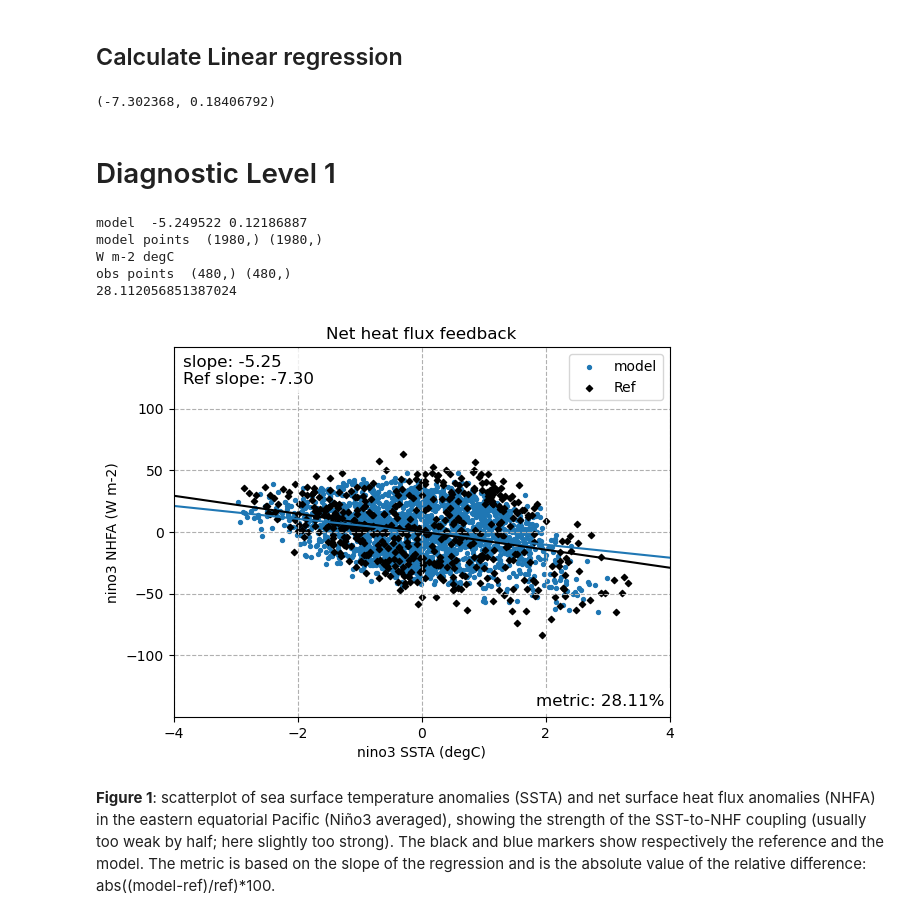
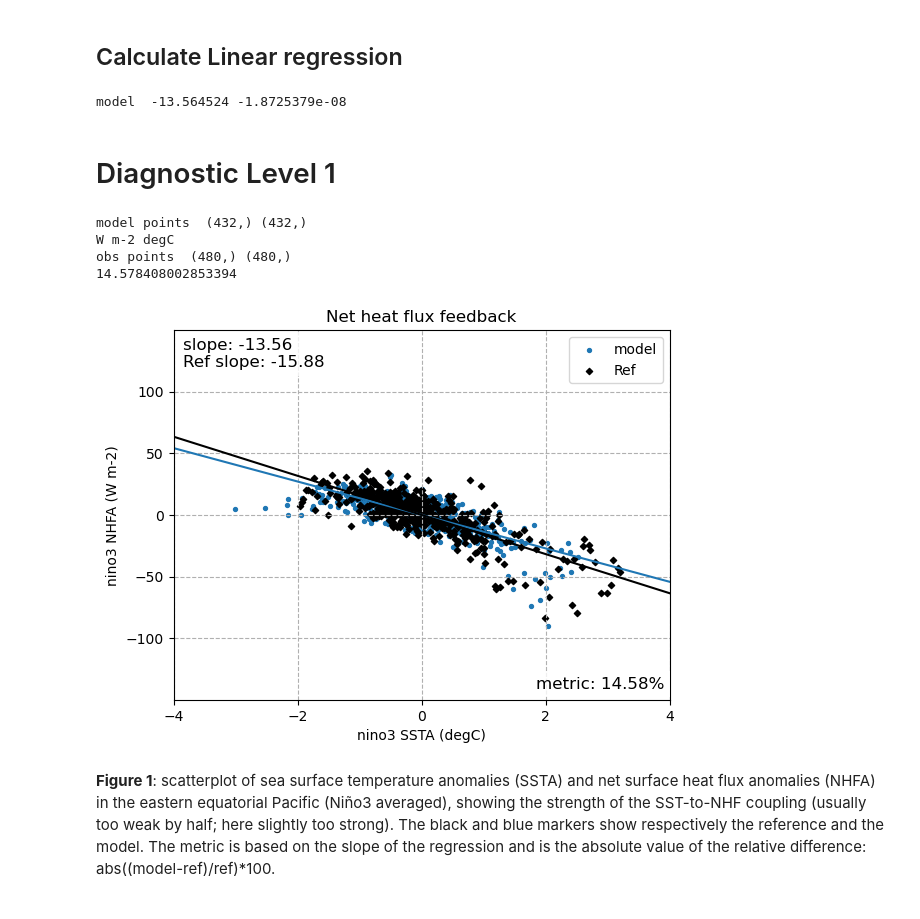
Before and after one commit to ACCESS-NRI/ACCESS-ENSO-recipes, a Jupyter notebook: 23-sst_nhf_feedback.ipynb, the cells around one changed output. Cells and saved outputs as stored; diff of their text form; code cells hidden in the pictures.

```diff
--- a/23-sst_nhf_feedback.ipynb
+++ b/23-sst_nhf_feedback.ipynb
@@ -24,10 +25,8 @@ model_ts_datasets = {
     mip="Omon",
     exp="historical",
     ensemble="r1i1p1f1",
-    # timerange="19790101/20190101",
+    timerange="19790101/20190101",
     dataset="ACCESS-CM2",
     grid="gn"
 )}
 model_ts_datasets["ACCESS-CM2"].add_supplementary(short_name='areacello', mip='Ofx')
-
-model_ts = {name: dataset.load() for name, dataset in model_ts_datasets.items()}
@@ -42,7 +39,7 @@ model_hfls_datasets = {
     mip="Amon",
     exp="historical",
     ensemble="r1i1p1f1",
-    # timerange="19790101/20190101",
+    timerange="19790101/20190101",
     dataset="ACCESS-CM2",
     grid="gn"
 )}
@@ -54,6 +51,4 @@ model_other = {}
 for cvar in ['hfss','rlds','rlus','rsds','rsus']:
 
     model_other[cvar] = model_hfls_datasets["ACCESS-CM2"].copy(short_name=cvar)
-
-# load cubes, formula nhf
 # %%
@@ -148,13 +137,13 @@ import scipy.stats
 # %%
 def east(cube):
     nino3_region = {"start_longitude": 210., "end_longitude": 270., "start_latitude": -5., "end_latitude": 5.}
+    cube = extract_region(cube, **nino3_region)
+    cube = anomalies(cube, period="monthly")
+    # cube = convert_units(cube, units="degC")
+    cube = detrend(cube, dimension="time", method="linear")
+    cube = regrid(cube, target_grid="1x1", scheme="linear")
 
-    cube = regrid(cube, target_grid="1x1", scheme="linear")
-    # cube = convert_units(cube, units="degC")
-    cube = extract_region(cube, **nino3_region)
-    # cube = detrend(cube, dimension="time", method="linear")
     cube = area_statistics(cube, operator='mean')
-    cube = anomalies(cube, period="full")
 
     return cube
 # %%
@@ -166,7 +155,6 @@ obs_nhf_prep = {name: east(dataset) for name, dataset in obs_nhf.items()}
 # %% [markdown]
 ## Calculate Linear regression
 # %%
-# scp.LinReg(model_tauu_prep["ACCESS-ESM1-5"].data, model_tos_prep["ACCESS-ESM1-5"].data).intcpt
 
 def linreg_1d(nhf_cube, ts_cube):
     B_data = ts_cube.data
@@ -175,62 +163,57 @@ def linreg_1d(nhf_cube, ts_cube):
     slope, intercept = coefs[0], coefs[1]
     return slope, intercept
 
-# B_data = model_ts_prep["ACCESS-ESM1-5"].data
-# B_with_intercept = np.vstack([B_data, np.ones_like(B_data)]).T
-# coefs, _, _, _ = np.linalg.lstsq(B_with_intercept, model_nhf_prep["ACCESS-ESM1-5"].data, rcond=None)
-# coefs
-
-linreg_1d(obs_nhf_prep["ERA-Interim"], obs_tos_prep["HadISST"])
+# linreg_1d(obs_nhf_prep["TROPFLUX"], obs_tos_prep["HadISST"])
-# %% [output]
-(-7.302368, 0.18406792)
+# %%
+mod_slope, mod_intcpt = linreg_1d(model_nhf_prep["ACCESS-CM2"], model_ts_prep["ACCESS-CM2"])
+print('model ', mod_slope, mod_intcpt)
+
+slope, intcpt = linreg_1d(obs_nhf_prep["TROPFLUX"], obs_tos_prep["HadISST"])
+# %% [output]
+model  -13.564524 -1.8725379e-08
 # %% [markdown]
 # Diagnostic Level 1
 # %%
 xseq = np.linspace(-4, 4, num=10)
 
-slope, intcpt = linreg_1d(model_nhf_prep["ACCESS-CM2"], model_ts_prep["ACCESS-CM2"])
-print('model ', slope, intcpt)
-mod_slope = slope
-plt.plot(xseq, intcpt+slope*xseq)
+plt.plot(xseq, mod_intcpt+mod_slope*xseq)
 
-slope, intcpt = linreg_1d(obs_nhf_prep["ERA-Interim"], obs_tos_prep["HadISST"])
 plt.plot(xseq, intcpt+slope*xseq, color='black')
 
 metric_val = abs((mod_slope-slope)/slope)*100
 
 print('model points ', model_nhf_prep["ACCESS-CM2"].shape, model_ts_prep["ACCESS-CM2"].shape) #scatter plot
 print(model_nhf_prep["ACCESS-CM2"].units, model_ts_prep["ACCESS-CM2"].units)
 
 plt.scatter(model_ts_prep["ACCESS-CM2"].data, model_nhf_prep["ACCESS-CM2"].data,label='model', s=8)
 yunit = model_nhf_prep["ACCESS-CM2"].units
 xunit = model_ts_prep["ACCESS-CM2"].units
 
-print('obs points ', obs_tos_prep["HadISST"].shape, obs_nhf_prep["ERA-Interim"].shape)
-plt.scatter(obs_tos_prep["HadISST"].data, obs_nhf_prep["ERA-Interim"].data, label='Ref', s=10, c='black', marker='D')
+print('obs points ', obs_tos_prep["HadISST"].shape, obs_nhf_prep["TROPFLUX"].shape)
+plt.scatter(obs_tos_prep["HadISST"].data, obs_nhf_prep["TROPFLUX"].data, label='Ref', s=10, c='black', marker='D')
 plt.xlim(-4,4)
 plt.xticks(np.arange(-4,5,2))
 plt.ylim(-150,150)
 plt.yticks(np.arange(-100,120,50))
 plt.grid(linestyle='--')
 plt.ylabel(f'nino3 NHFA ({yunit})')
 plt.xlabel(f'nino3 SSTA ({xunit})') #°C
 plt.legend()
 plt.title('Net heat flux feedback')
 ## text slope
 plt.text(0.02, 0.9, f'slope: {mod_slope:.2f} \nRef slope: {slope:.2f}', fontsize=12, ha='left',
          transform=plt.gca().transAxes, bbox=dict(facecolor='white', alpha=0.8, edgecolor='none'))
 
 plt.text(0.99, 0.03, f'metric: {metric_val:.2f}%', fontsize=12, ha='right',
          transform=plt.gca().transAxes, bbox=dict(facecolor='white', alpha=0.8, edgecolor='none'))
 
 print(metric_val)
 # %% [output]
-model  -5.249522 0.12186887
-model points  (1980,) (1980,)
+model points  (432,) (432,)
 W m-2 degC
 obs points  (480,) (480,)
-28.112056851387024
+14.578408002853394
-[figure, old version]
+[figure, new version]
 # %% [markdown]
 **Figure 1**: scatterplot of sea surface temperature anomalies (SSTA) and net surface heat flux anomalies (NHFA) in the eastern equatorial Pacific (Niño3 averaged), showing the strength of the SST-to-NHF coupling (usually too weak by half; here slightly too strong). The black and blue markers show respectively the reference and the model. The metric is based on the slope of the regression and is the absolute value of the relative difference: abs((model-ref)/ref)*100.
 # %% [markdown]
```
Also changed, not shown: parts of 9 cells of this notebook.
